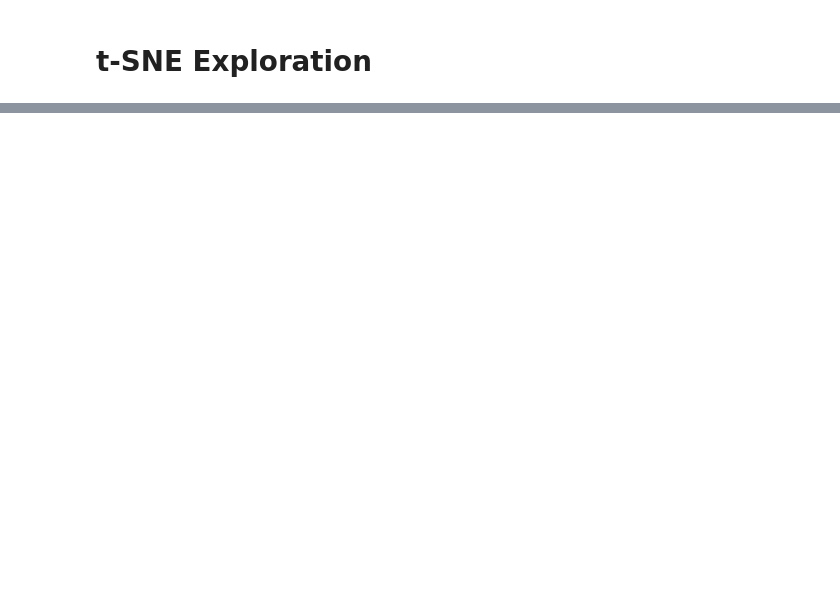
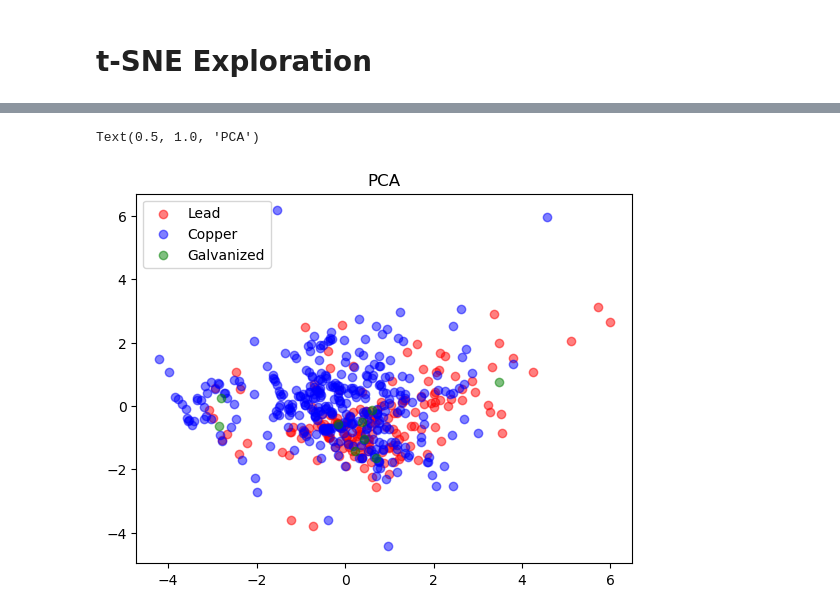
Before and after one commit to AvalonAce/ML-Lead-Service-Line-Prediction, a Jupyter notebook: models/tsne_exploration.ipynb, the cells around one changed output, grey strips where cells are left out. Cells and saved outputs as stored; diff of their text form; code cells hidden in the pictures; blank space fills up the shorter version.

```diff
--- a/models/tsne_exploration.ipynb
+++ b/models/tsne_exploration.ipynb
@@ -123,0 +222,18 @@ for material, color in colors.items():
+# %%
+scaler = StandardScaler()
+pca = PCA(n_components=2)
+
+X_scaled = scaler.fit_transform(X)
+X_reduced = pca.fit_transform(X_scaled)
+
+colors = {'Lead': 'red', 'Copper': 'blue', 'Galvanized': 'green'}
+for material, color in colors.items():
+    idx = y == material
+    plt.scatter(X_reduced[idx, 0], X_reduced[idx, 1], c=color, alpha=0.5, label=material)
+
+y.value_counts()
+plt.legend()
+plt.title('PCA')
+# %% [output]
+Text(0.5, 1.0, 'PCA')
+[figure, added]
```
Also changed, not shown: parts of 5 cells of this notebook.
